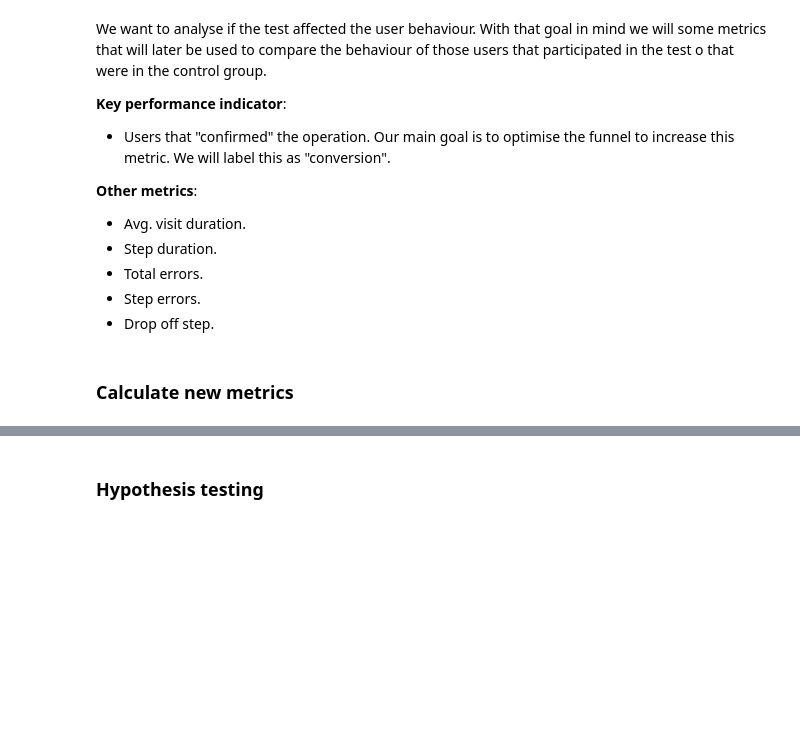
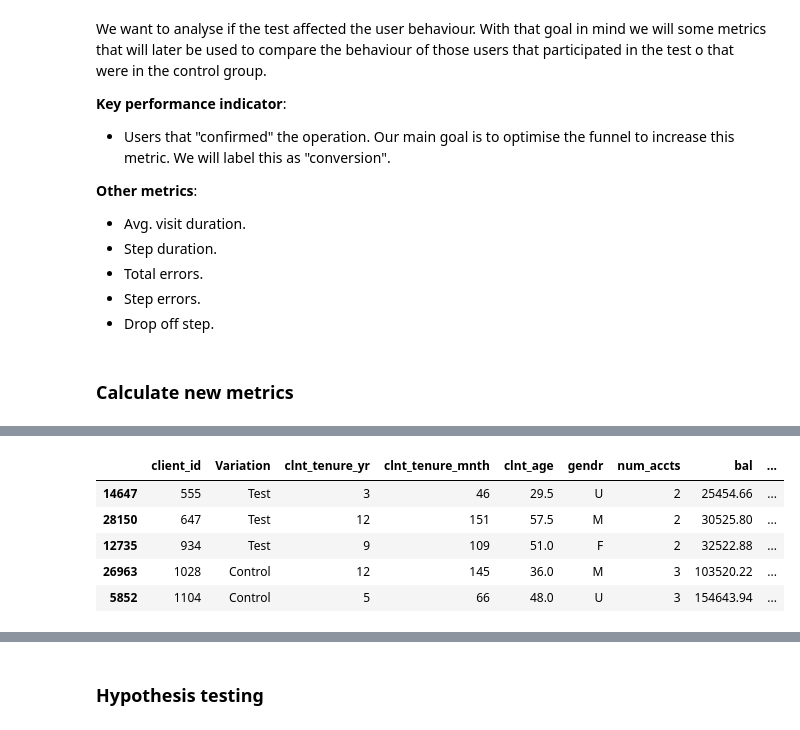
Before and after one commit to almudenamcastro/ironhack-w5-EDA, a Jupyter notebook: notebooks/clean_nb.ipynb, the cells around one changed output, grey strips where cells are left out. Saved outputs shown, nothing was run; the diff lists cells and outputs as text; code cells hidden in the pictures; blank space fills up the shorter version.

```diff
--- a/notebooks/clean_nb.ipynb
+++ b/notebooks/clean_nb.ipynb
@@ -430,3 +442,12 @@ test_metrics = pd.merge(test_metrics, events.groupby('client_id')['time_spent'].
+# %%
+test_clients.sort_values('client_id').head()
+# %% [output]
+|  | client_id | Variation | clnt_tenure_yr | clnt_tenure_mnth | clnt_age | gendr | num_accts | bal | ... |
+| 14647 | 555 | Test | 3 | 46 | 29.5 | U | 2 | 25454.66 | ... |
+| 28150 | 647 | Test | 12 | 151 | 57.5 | M | 2 | 30525.80 | ... |
+| 12735 | 934 | Test | 9 | 109 | 51.0 | F | 2 | 32522.88 | ... |
+| 26963 | 1028 | Control | 12 | 145 | 36.0 | M | 3 | 103520.22 | ... |
+| 5852 | 1104 | Control | 5 | 66 | 48.0 | U | 3 | 154643.94 | ... |
 # %%
 # let's manage null values.
 
```
Also changed, not shown: parts of 27 cells of this notebook, 7 other files.
